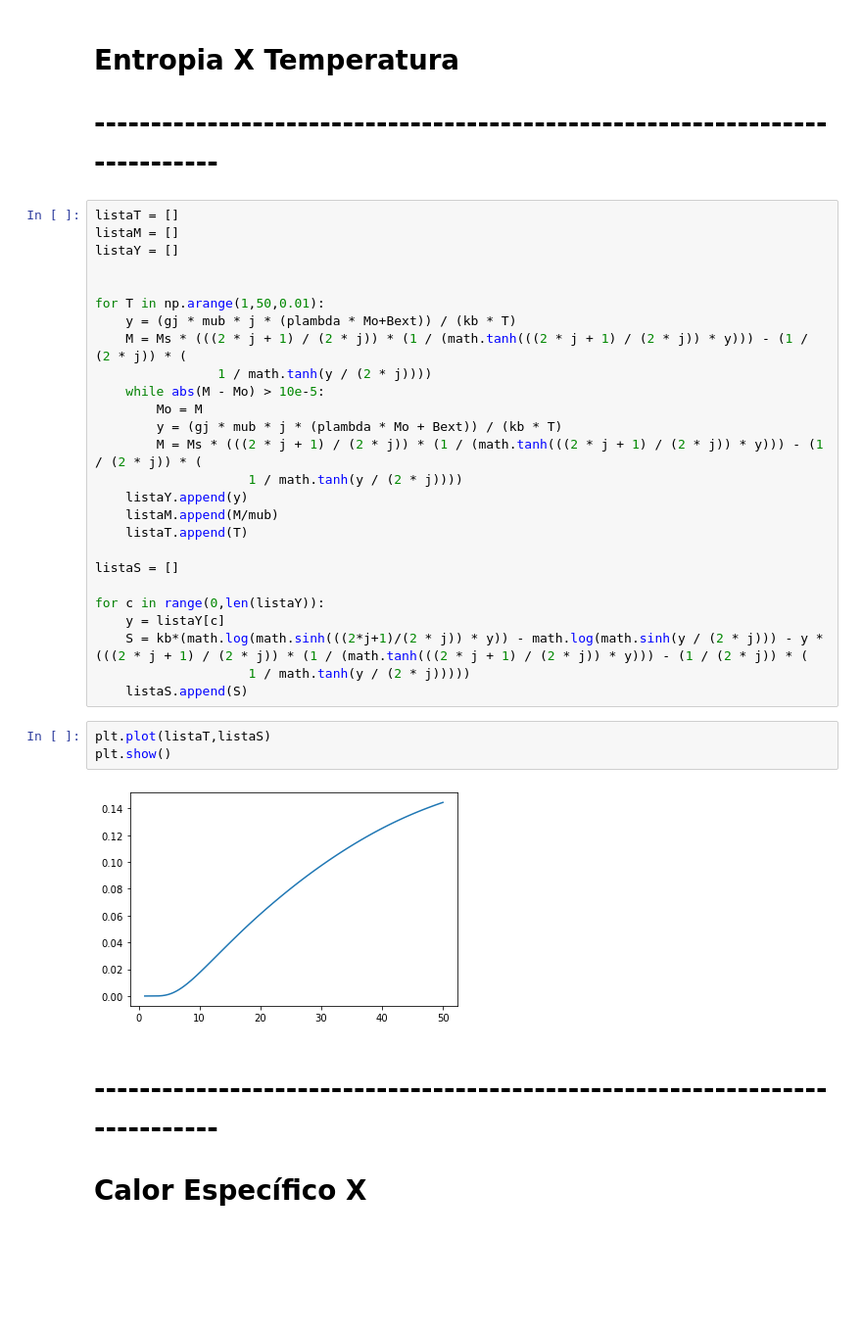
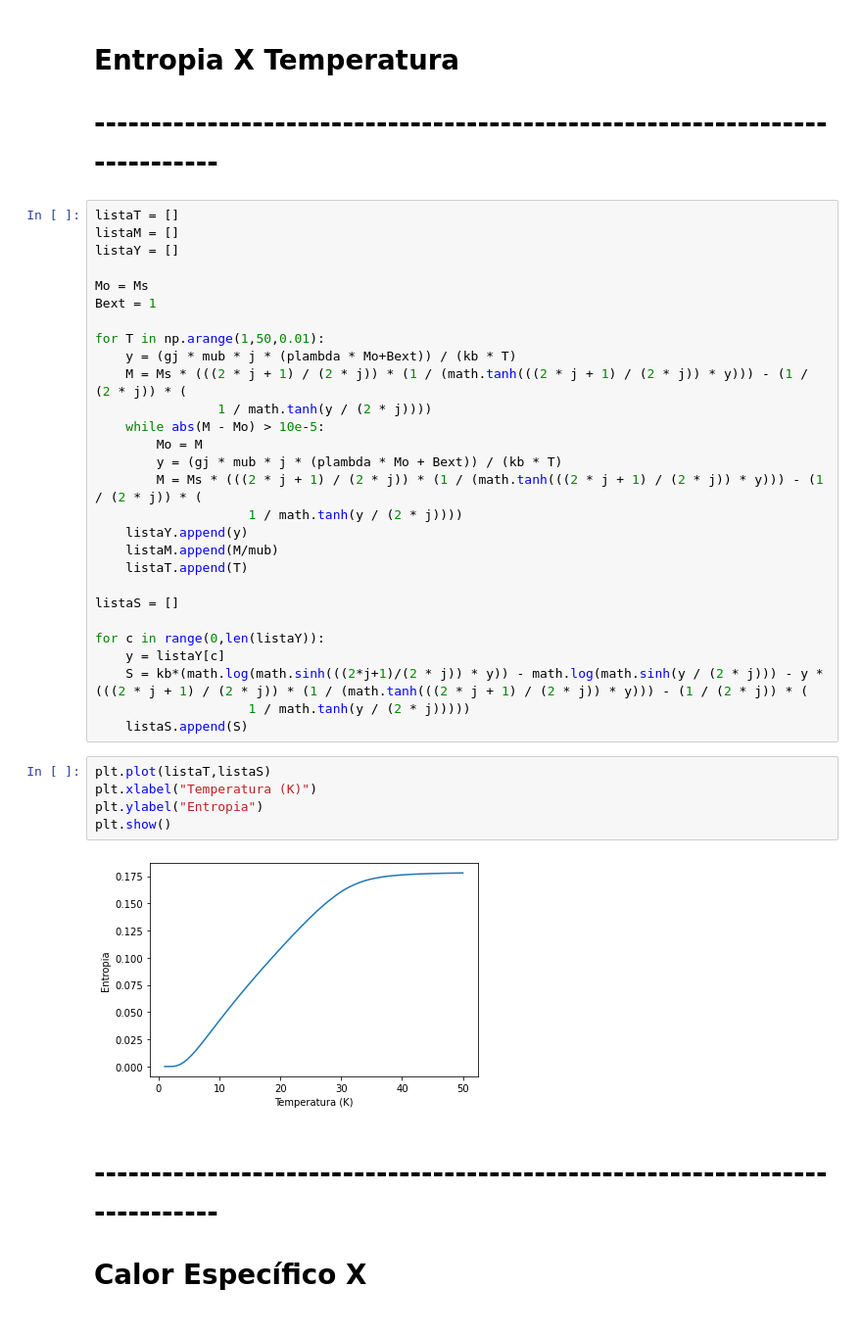
Before and after one commit to vsrsousa/estudo_composto_GdNi4Al, a Jupyter notebook: AutoConsistêcia.ipynb, the cells around one changed output. Shown at 98% size. Drawn from its saved outputs; the diff is of its cells as text; blank space fills up the shorter version.

```diff
--- a/AutoConsistêcia.ipynb
+++ b/AutoConsistêcia.ipynb
@@ -87,6 +91,8 @@ listaT = []
 listaM = []
 listaY = []
 
+Mo = Ms
+Bext = 1
 
 for T in np.arange(1,50,0.01):
     y = (gj * mub * j * (plambda * Mo+Bext)) / (kb * T)
@@ -110,9 +116,11 @@ for c in range(0,len(listaY)):
     listaS.append(S)
 # %%
 plt.plot(listaT,listaS)
+plt.xlabel("Temperatura (K)")
+plt.ylabel("Entropia")
 plt.show()
 # %% [output]
-[figure, old version]
+[figure, new version]
 # %% [markdown]
 # ----------------------------------------------------------------------------
 
```
Also changed, not shown: parts of 3 cells of this notebook.
